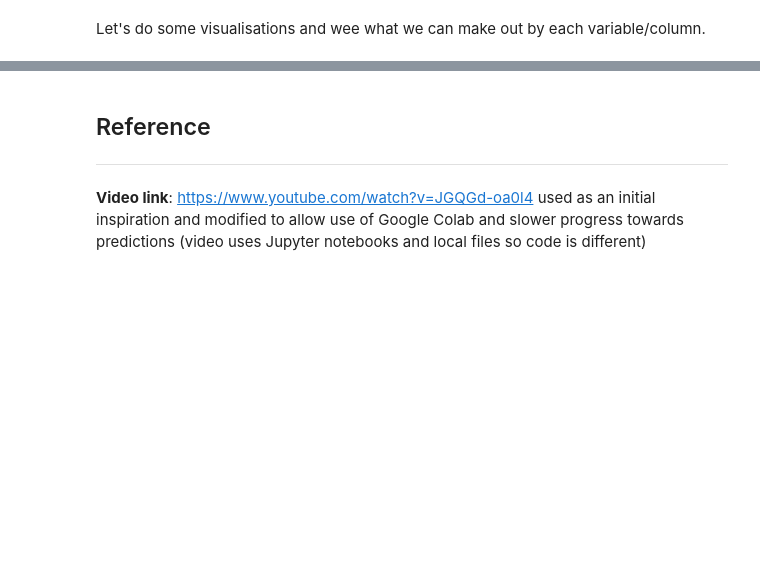
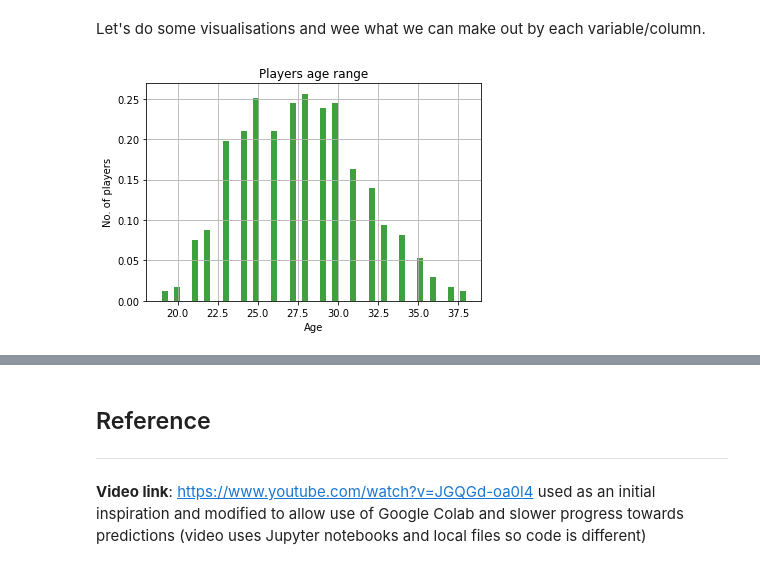
Before and after one commit to JaySanthanam/Programming-for-data, a Jupyter notebook: Projects/NBA.ipynb, the cells around one changed output, grey strips where cells are left out. Drawn from its saved outputs; the diff is of its cells as text; code cells hidden in the pictures; blank space fills up the shorter version.

```diff
--- a/Projects/NBA.ipynb
+++ b/Projects/NBA.ipynb
@@ -335,3 +335,16 @@ print(MVP_df_v3.tail())
 To look at performance trend, I would like to look at the players performacces by year based on 2 columns (makes it simpler to look at trends with less variables) - winshare in 48 minutes and Share.
 # %% [markdown]
 Let's do some visualisations and wee what we can make out by each variable/column.
+# %%
+import matplotlib
+import matplotlib.pyplot as plt
+#histogram
+plt.hist(MVP_df_v3["Age"], 50, density=True, facecolor='g', alpha=0.75)
+
+plt.xlabel('Age')
+plt.ylabel('No. of players')
+plt.title('Players age range')
+plt.grid(True)
+plt.show()
+# %% [output]
+[figure, added]
```
Also changed, not shown: parts of 4 cells of this notebook.
